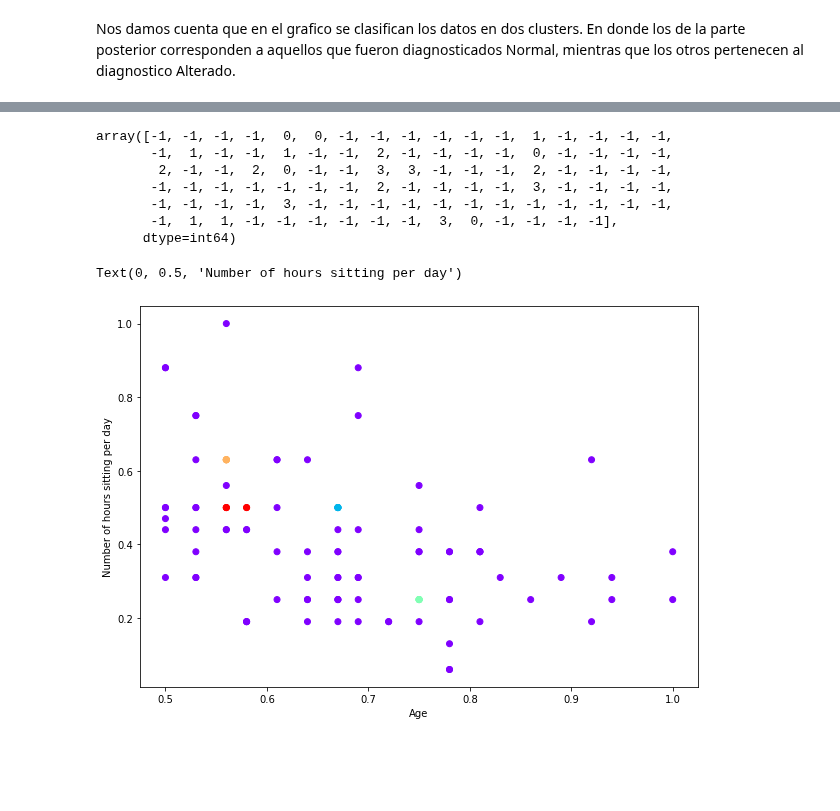
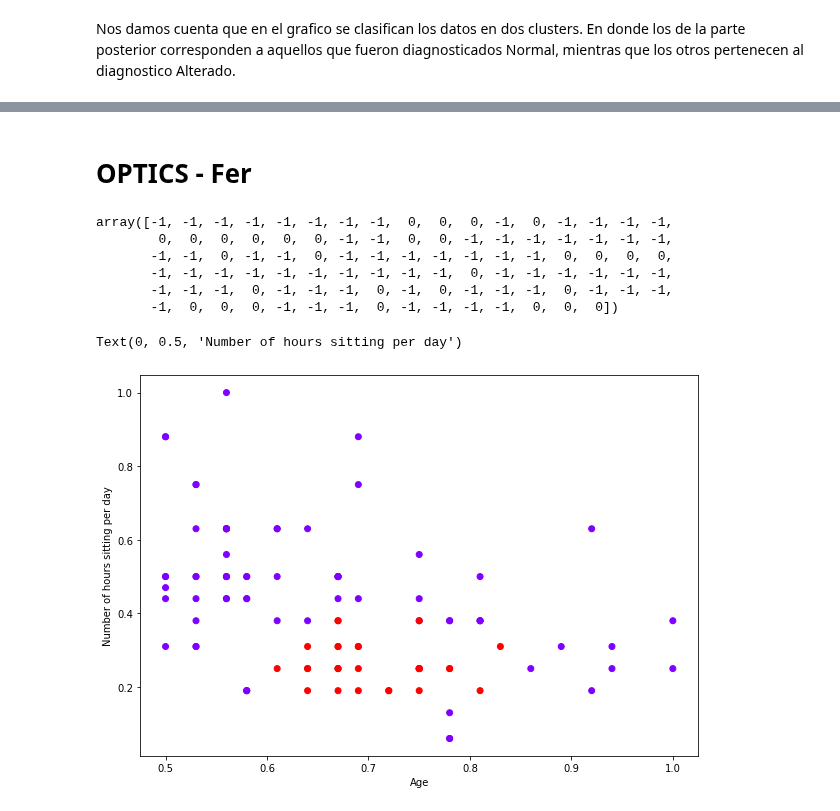
Before and after one commit to iantimhenry/Proyecto_Machine_Learning_2, a Jupyter notebook: Proyecto_Machine_Learning_2-main/Proyecto 2.1.ipynb, the cells around one changed output, grey strips where cells are left out. Cells and saved outputs as stored; diff of their text form; code cells hidden in the pictures; blank space fills up the shorter version.

```diff
--- a/Proyecto_Machine_Learning_2-main/Proyecto 2.1.ipynb
+++ b/Proyecto_Machine_Learning_2-main/Proyecto 2.1.ipynb
@@ -143,25 +133,20 @@ Nos damos cuenta que en el grafico se clasifican los datos en dos clusters. En d
-# %%
-# Creamos el modelo
-
-dbscan = DBSCAN(eps=0.02, min_samples=5)
-dbscan.fit(df2)
-dbsl = dbscan.labels_
-dbsl
-# %% [output]
-array([-1, -1, -1, -1,  0,  0, -1, -1, -1, -1, -1, -1,  1, -1, -1, -1, -1,
-       -1,  1, -1, -1,  1, -1, -1,  2, -1, -1, -1, -1,  0, -1, -1, -1, -1,
-        2, -1, -1,  2,  0, -1, -1,  3,  3, -1, -1, -1,  2, -1, -1, -1, -1,
-       -1, -1, -1, -1, -1, -1, -1,  2, -1, -1, -1, -1,  3, -1, -1, -1, -1,
-       -1, -1, -1, -1,  3, -1, -1, -1, -1, -1, -1, -1, -1, -1, -1, -1, -1,
-       -1,  1,  1, -1, -1, -1, -1, -1, -1,  3,  0, -1, -1, -1, -1],
-      dtype=int64)
+# %% [markdown]
+# OPTICS - Fer
+# %%
+clustering = OPTICS(max_eps=2, min_samples=22, metric="minkowski").fit(df2)
+clustering.labels_
+# %% [output]
+array([-1, -1, -1, -1, -1, -1, -1, -1,  0,  0,  0, -1,  0, -1, -1, -1, -1,
+        0,  0,  0,  0,  0,  0, -1, -1,  0,  0, -1, -1, -1, -1, -1, -1, -1,
+       -1, -1,  0, -1, -1,  0, -1, -1, -1, -1, -1, -1, -1,  0,  0,  0,  0,
+       -1, -1, -1, -1, -1, -1, -1, -1, -1, -1,  0, -1, -1, -1, -1, -1, -1,
+       -1, -1, -1,  0, -1, -1, -1,  0, -1,  0, -1, -1, -1,  0, -1, -1, -1,
+       -1,  0,  0,  0, -1, -1, -1,  0, -1, -1, -1, -1,  0,  0,  0])
 # %%
-# Observamos los resultados
-
 plt.figure(figsize=(10, 7))
-plt.scatter(df2[:,0], df2[:,1], c=dbsl, cmap='rainbow')
+plt.scatter(df2[:,0], df2[:,1], c=clustering.labels_, cmap='rainbow')
 plt.xlabel("Age")
 plt.ylabel("Number of hours sitting per day")
 # %% [output]
 Text(0, 0.5, 'Number of hours sitting per day')
-[figure, old version]
+[figure, new version]
```
Also changed, not shown: parts of 10 cells of this notebook.
